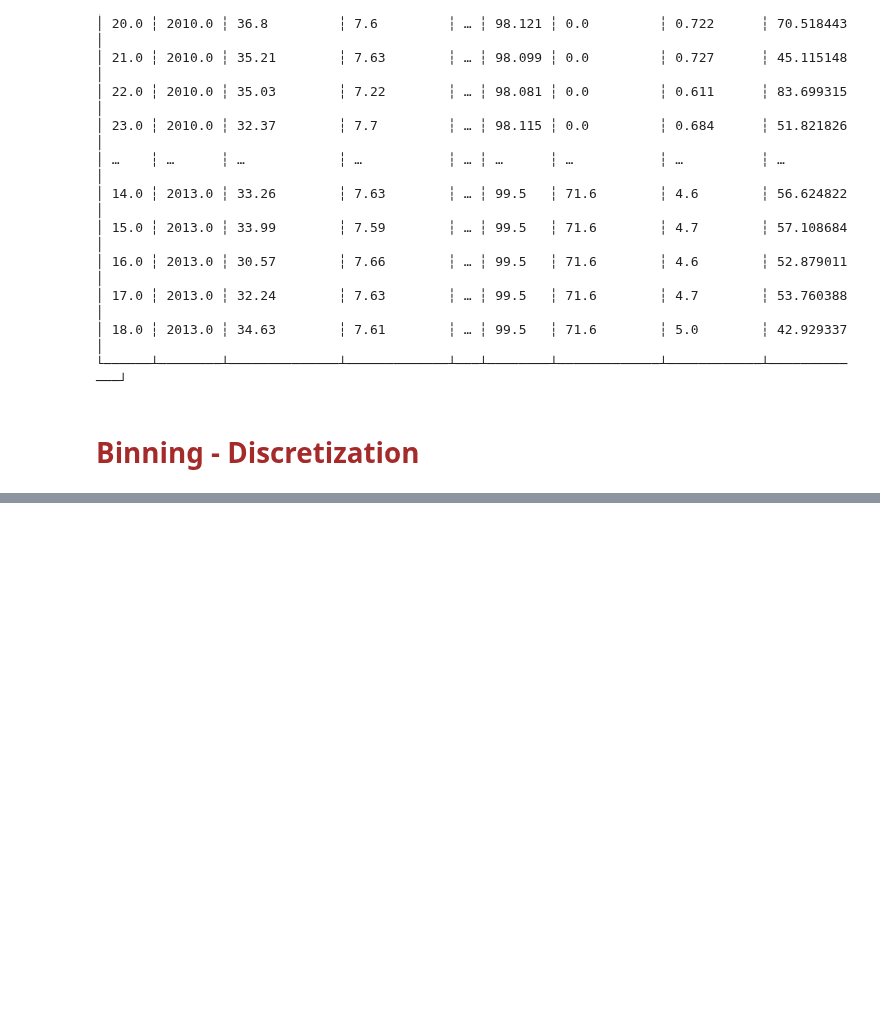
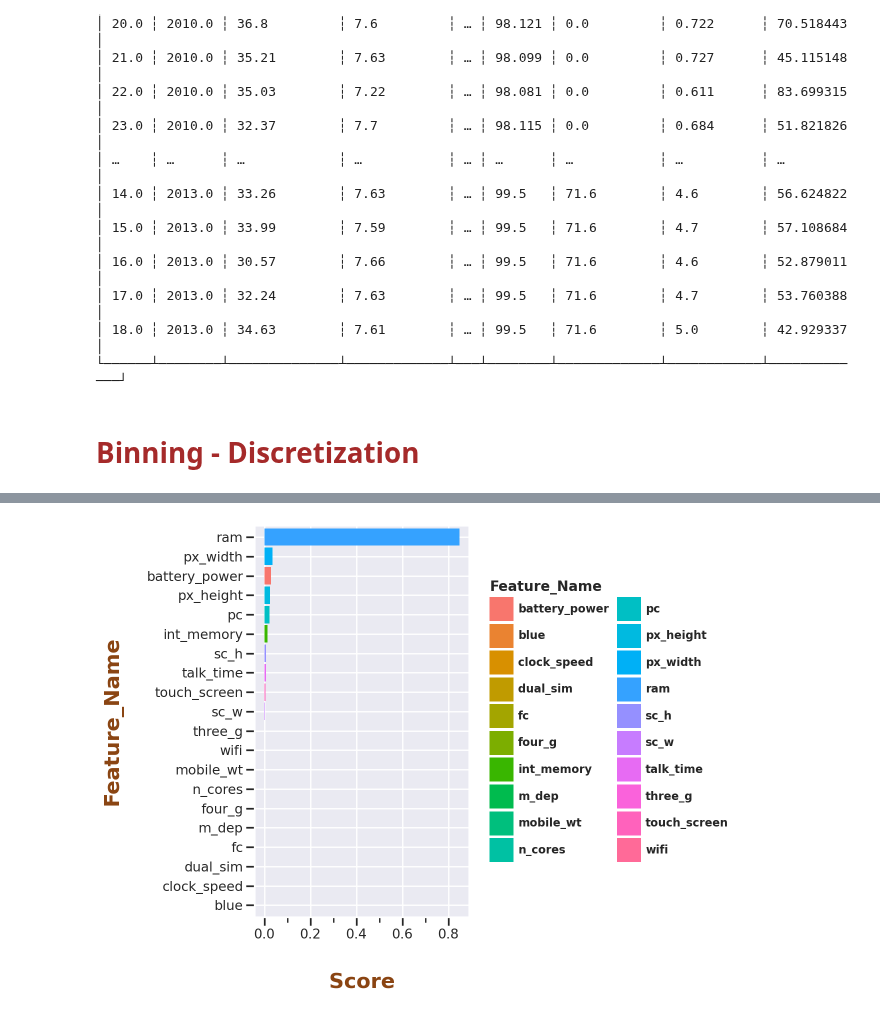
Before and after one commit to Longistamina/DataScience_MachineLearning, a Jupyter notebook: 00_Course_Demo/12_Data_Preprocessing.ipynb, the cells around one changed output, grey strips where cells are left out. Drawn from its saved outputs; the diff is of its cells as text; code cells hidden in the pictures; blank space fills up the shorter version.

Commit message:
completed data preprocessing

```diff
--- a/00_Course_Demo/12_Data_Preprocessing.ipynb
+++ b/00_Course_Demo/12_Data_Preprocessing.ipynb
@@ -230,0 +380,4 @@ shape: (156, 19)
+# %%
+pl_PhonePrice = pl.read_csv('data/MobilePhone_Pricing.csv')
+
+print(pl_PhonePrice)
@@ -230,0 +403,21 @@ shape: (156, 19)
+# %%
+from sklearn.feature_selection import SelectKBest
+from sklearn.feature_selection import mutual_info_classif
+
+k_best = SelectKBest(score_func=mutual_info_classif, k='all').fit(
+    X = pl_PhonePrice.drop('price_range'),
+    y = pl_PhonePrice['price_range']
+)
+
+pl_k_best_scores = (
+    pl.DataFrame({
+        'Feature_Name': pl_PhonePrice.drop('price_range').columns,
+        'Score': k_best.scores_
+    })
+    .sort(by = 'Score', descending = True)
+    .with_columns(
+        Cumulative_Percentage = c('Score').cum_sum() / c('Score').sum()
+    )
+)
+
+print(pl_k_best_scores)
@@ -230,0 +443,18 @@ shape: (156, 19)
+# %%
+import plotnine as pln
+
+(
+    pln.ggplot(data = pl_k_best_scores)
+    + pln.theme_seaborn(style='darkgrid')
+    + pln.geom_bar(mapping = pln.aes(x = 'reorder(Feature_Name, Score)', y = 'Score', fill = 'Feature_Name'), stat = 'identity')
+    + pln.xlab('Feature_Name')
+    + pln.coord_flip()
+    + pln.theme(
+        axis_title_x = pln.element_text(color = "#8a4412", size = 15, weight = "bold", margin = {'t':15}),
+        axis_title_y = pln.element_text(color = "#8a4412", size = 15, weight = "bold", margin = {'r':15}),
+        legend_title = pln.element_text(size = 10, weight = "bold"),
+        legend_text = pln.element_text(size = 8, weight = "bold")
+    )
+)
+# %% [output]
+[figure, added]
```
Also changed, not shown: parts of 10 cells of this notebook, 2 other files.
